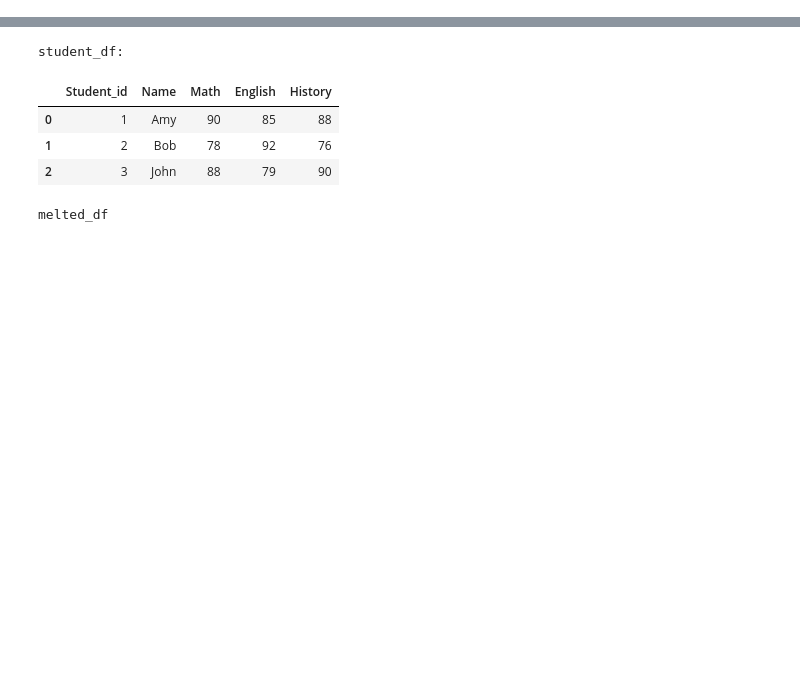
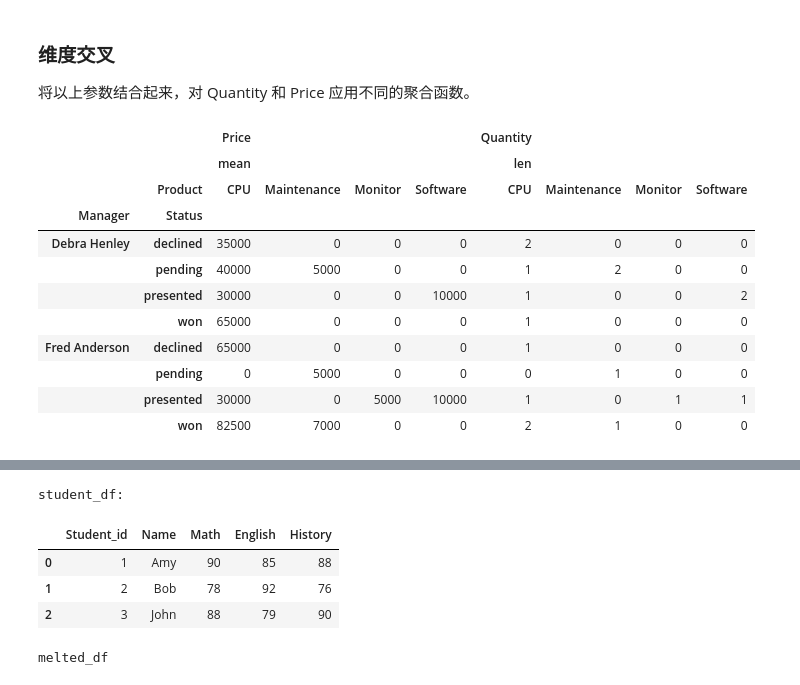
Before and after one commit to godaai/python-data-science, a Jupyter notebook: _build/eval/ch-pandas/data-melt.ipynb, the cells around one changed output, grey strips where cells are left out. Saved outputs shown, nothing was run; the diff lists cells and outputs as text; code cells hidden in the pictures; blank space fills up the shorter version.

```diff
--- a/_build/eval/ch-pandas/data-melt.ipynb
+++ b/_build/eval/ch-pandas/data-melt.ipynb
@@ -0,0 +144,21 @@
+# %% [markdown]
+### 维度交叉
+
+将以上参数结合起来，对 Quantity 和 Price 应用不同的聚合函数。
+# %%
+table = pd.pivot_table(sales_df,index=["Manager","Status"],columns=["Product"],values=["Quantity","Price"],
+               aggfunc={"Quantity":len,"Price":[np.mean]},fill_value=0)
+table
+# %% [output]
+|  |  | Price |  |  |  | Quantity |  |  |  |
+|  |  | mean |  |  |  | len |  |  |  |
+|  | Product | CPU | Maintenance | Monitor | Software | CPU | Maintenance | Monitor | Software |
+| Manager | Status |  |  |  |  |  |  |  |  |
+| Debra Henley | declined | 35000 | 0 | 0 | 0 | 2 | 0 | 0 | 0 |
+|  | pending | 40000 | 5000 | 0 | 0 | 1 | 2 | 0 | 0 |
+|  | presented | 30000 | 0 | 0 | 10000 | 1 | 0 | 0 | 2 |
+|  | won | 65000 | 0 | 0 | 0 | 1 | 0 | 0 | 0 |
+| Fred Anderson | declined | 65000 | 0 | 0 | 0 | 1 | 0 | 0 | 0 |
+|  | pending | 0 | 5000 | 0 | 0 | 0 | 1 | 0 | 0 |
+|  | presented | 30000 | 0 | 5000 | 10000 | 1 | 0 | 1 | 1 |
+|  | won | 82500 | 7000 | 0 | 0 | 2 | 1 | 0 | 0 |
```
Also changed, not shown: parts of 23 cells of this notebook, 1 other file.
